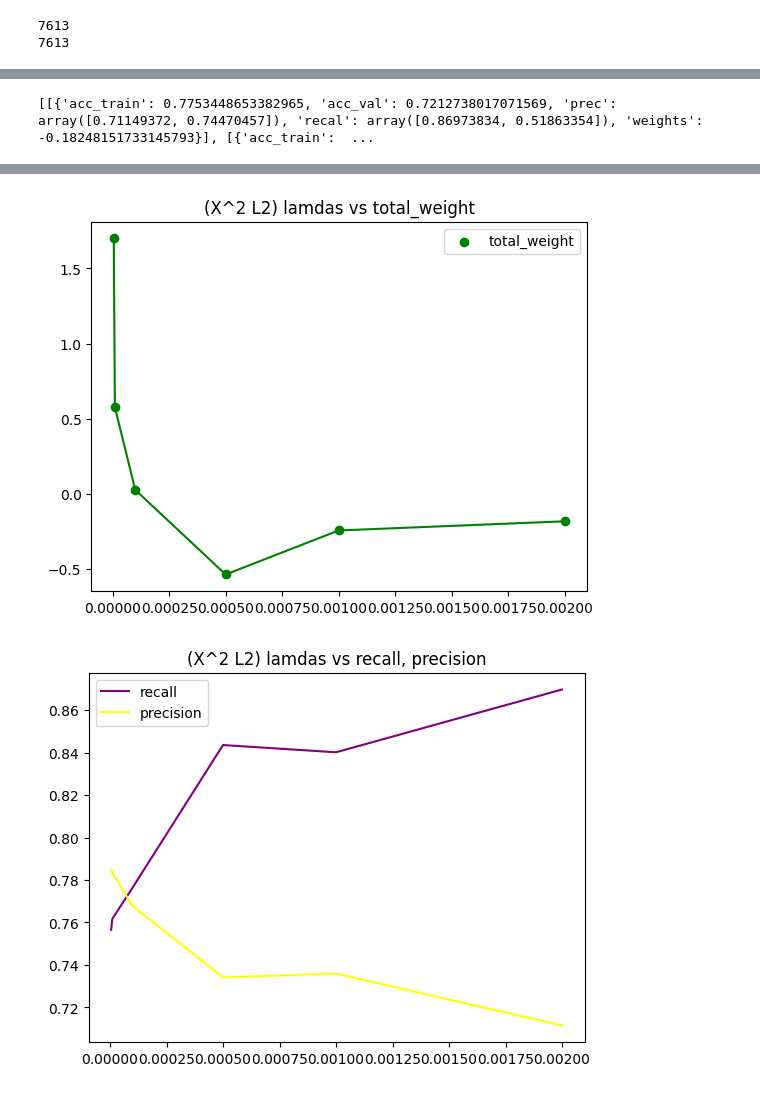
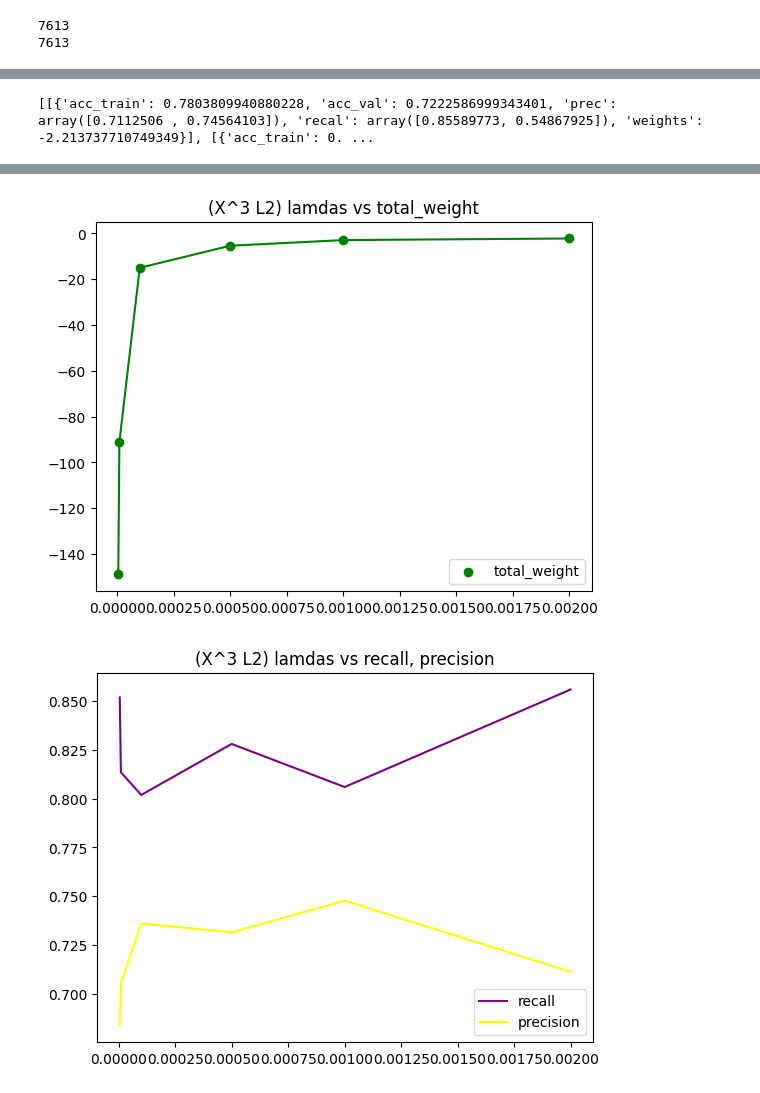
Before and after one commit to NilayD-lab/MLProject, a Jupyter notebook: proj.ipynb, the cells around one changed output, grey strips where cells are left out. Drawn from its saved outputs; the diff is of its cells as text; code cells hidden in the pictures.

```diff
--- a/proj.ipynb
+++ b/proj.ipynb
@@ -94,0 +87,13 @@ print(len(df["text"]))
+# %%
+# df.reset_index(inplace=True, drop=True)
+# df.head()
+corpus = df["text"].to_list()
+print(corpus[7608])
+word = "el"
+count = 0
+for i in corpus:
+    if word in i:
+        count+=1
+
+print(count)
+print(len(corpus))
@@ -135,0 +145,13 @@ for i in range(location_hot_cold.shape[0]):
+# %%
+count = 0
+fracs = 0
+for i in X:
+    for j in i:
+        if j>=1:
+            count+=1
+        if j<1 and j!=0:
+            fracs+=1
+
+print(count)
+print(fracs)
+print(X.shape[0] * X.shape[1])
@@ -143,7 +169,7 @@ X = np.hstack((keywords_hot_cold, location_hot_cold, X))
 # X = keywords_hot_cold
 # X_train = X
 # y_train = df["target"]
-X = X**2
+X = X
 X_train, X_val,  y_train, y_val = train_test_split(X, df["target"], test_size=.4)
 
 # X_train = scalar.fit_transform(X_train)
@@ -278,7 +307,7 @@ for i in range(len(results[1])):
 
 
 
-plt.title("(X^2 L2) lamdas vs acc_train, acc_val")
+plt.title("(X^3 L2) lamdas vs acc_train, acc_val")
 # plt.scatter(lmdas, l1acc_train, color='red', label="acc_train")
 # plt.scatter(lmdas, l1acc_val, color='blue', label="acc_val")
 
@@ -287,14 +316,14 @@ plt.plot(lmdas, acc_val, color='blue', label="acc_val")
 plt.legend()
 plt.show()
 
-plt.title("(X^2 L2) lamdas vs total_weight")
+plt.title("(X^3 L2) lamdas vs total_weight")
 plt.scatter(lmdas, weights, color='green', label="total_weight")
 plt.plot(lmdas, weights, color='green')
 plt.legend()
 plt.show()
 
 
-plt.title("(X^2 L2) lamdas vs recall, precision")
+plt.title("(X^3 L2) lamdas vs recall, precision")
 # plt.scatter(lmdas, l1recall, color='purple',label="recall")
 # plt.scatter(lmdas, l1prec, color='yellow', label="precision")
 plt.plot(lmdas, recall, color='purple',label="recall")
@@ -302,4 +331,4 @@ plt.plot(lmdas, prec, color='yellow', label="precision")
 plt.legend()
 plt.show()
 # %% [output]
-[[{'acc_train': 0.7753448653382965, 'acc_val': 0.7212738017071569, 'prec': array([0.71149372, 0.74470457]), 'recal': array([0.86973834, 0.51863354]), 'weights': -0.18248151733145793}], [{'acc_train':  ...
+[[{'acc_train': 0.7803809940880228, 'acc_val': 0.7222586999343401, 'prec': array([0.7112506 , 0.74564103]), 'recal': array([0.85589773, 0.54867925]), 'weights': -2.213737710749349}], [{'acc_train': 0. ...
@@ -307,2 +336,2 @@ plt.show()
-[figure, old version]
+[figure, new version]
-[figure, old version]
+[figure, new version]
```
Also changed, not shown: parts of 11 cells of this notebook, 3 other files.
